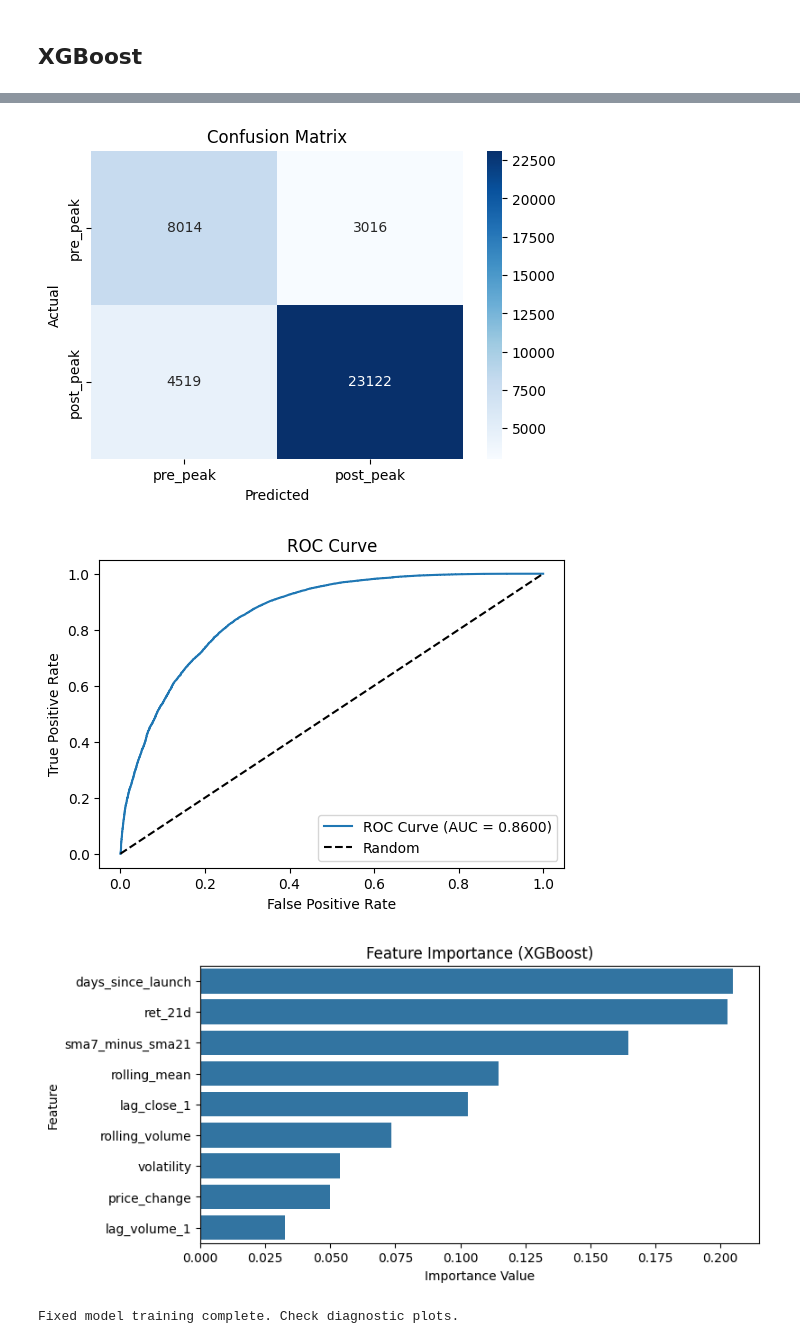
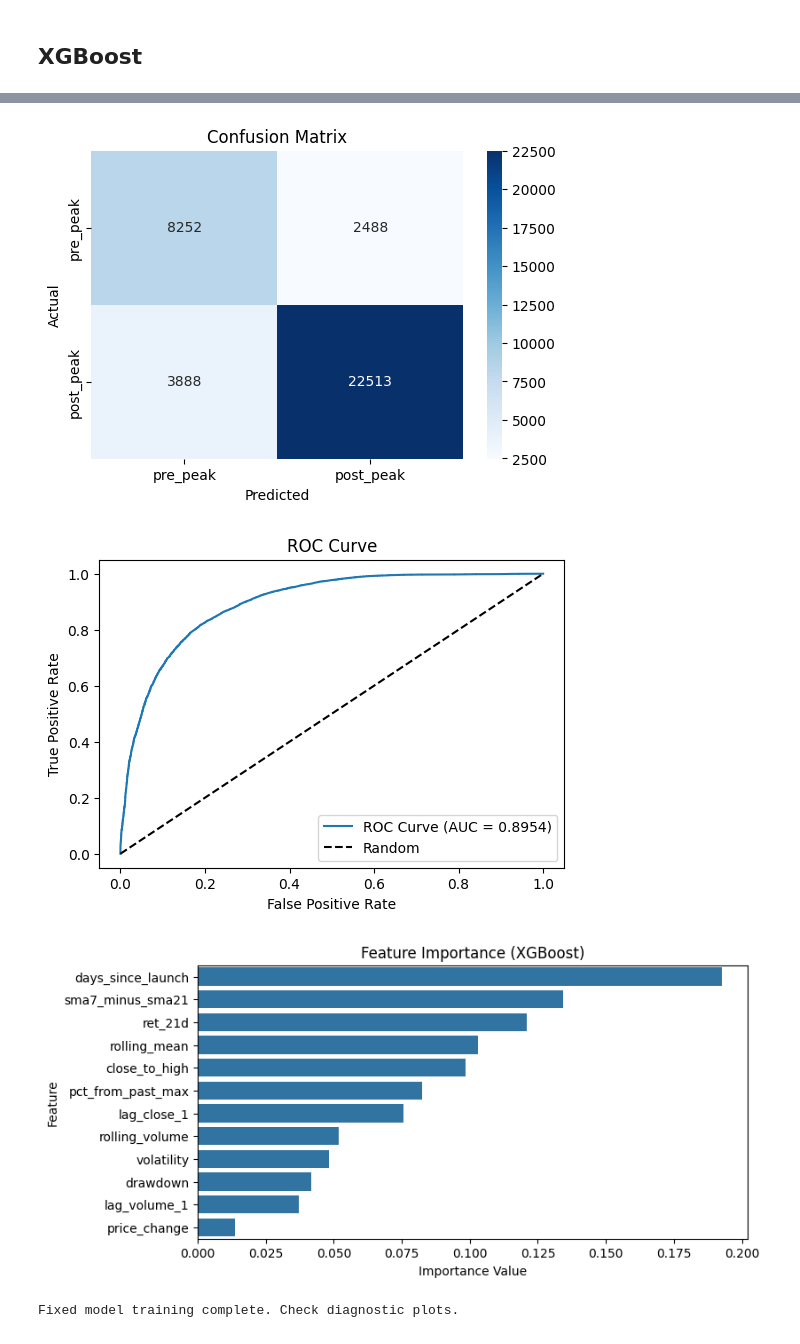
Before and after one commit to carter293/hasItPumped, a Jupyter notebook: analysis/pre-post-modelling.ipynb, the cells around one changed output, grey strips where cells are left out. Cells and saved outputs as stored; diff of their text form; code cells hidden in the pictures.

```diff
--- a/analysis/pre-post-modelling.ipynb
+++ b/analysis/pre-post-modelling.ipynb
@@ -598,6 +608,9 @@ from sklearn.metrics import confusion_matrix, classification_report, roc_curve,
 import xgboost as xgb
 import matplotlib.pyplot as plt
 import seaborn as sns
+import os
+
+os.makedirs('./images', exist_ok=True)
 
 
 def load_and_prepare_data(file_path: str) -> tuple:
@@ -632,7 +645,7 @@ def load_and_prepare_data(file_path: str) -> tuple:
     # Define non-leaking features
     # Removed features that directly encode the target: close_to_high, pct_from_past_max, drawdown
     features = [
-        'price_change', 'volatility', 'rolling_mean', 'rolling_volume',
+        'price_change', 'volatility', 'rolling_mean', 'rolling_volume', 'close_to_high', 'pct_from_past_max', 'drawdown',
         'days_since_launch', 'lag_close_1', 'lag_volume_1',
         'sma7_minus_sma21', 'ret_21d'
     ]
@@ -681,6 +694,20 @@ def engineer_features(df: pd.DataFrame, window_size: int = 7) -> pd.DataFrame:
     # Lagged features (clearly from the past)
     df['lag_close_1'] = df.groupby('mint_address')['close'].shift(1)
     df['lag_volume_1'] = df.groupby('mint_address')['volume'].shift(1)
+
+
+    # Relative price metrics
+    df['close_to_high'] = df['close'] / df.groupby('mint_address')['high'].cummax()
+    df['days_since_launch'] = df.groupby('mint_address').cumcount() + 1
+    df['past_max_21d'] = df.groupby('mint_address')['close'].transform(
+        lambda x: x.shift(1).rolling(21, min_periods=1).max()
+    )
+    df['pct_from_past_max'] = df['close'] / df['past_max_21d'] - 1
+
+    # drawdown vs. 1-week high
+    df['max21d']   = df['close'].rolling(21, min_periods=1).max()
+    df['drawdown'] = df['close'] / df['max21d'] - 1
+
 
     return df
 
@@ -791,6 +818,6 @@ ROC-AUC Score: 0.8600
-[figure, old version]
+[figure, new version]
-[figure, old version]
+[figure, new version]
-[figure, old version]
+[figure, new version]
 Fixed model training complete. Check diagnostic plots.
 # %%
 model1.save_model('model.ubj')
```
Also changed, not shown: parts of 3 cells of this notebook, 6 other files.
